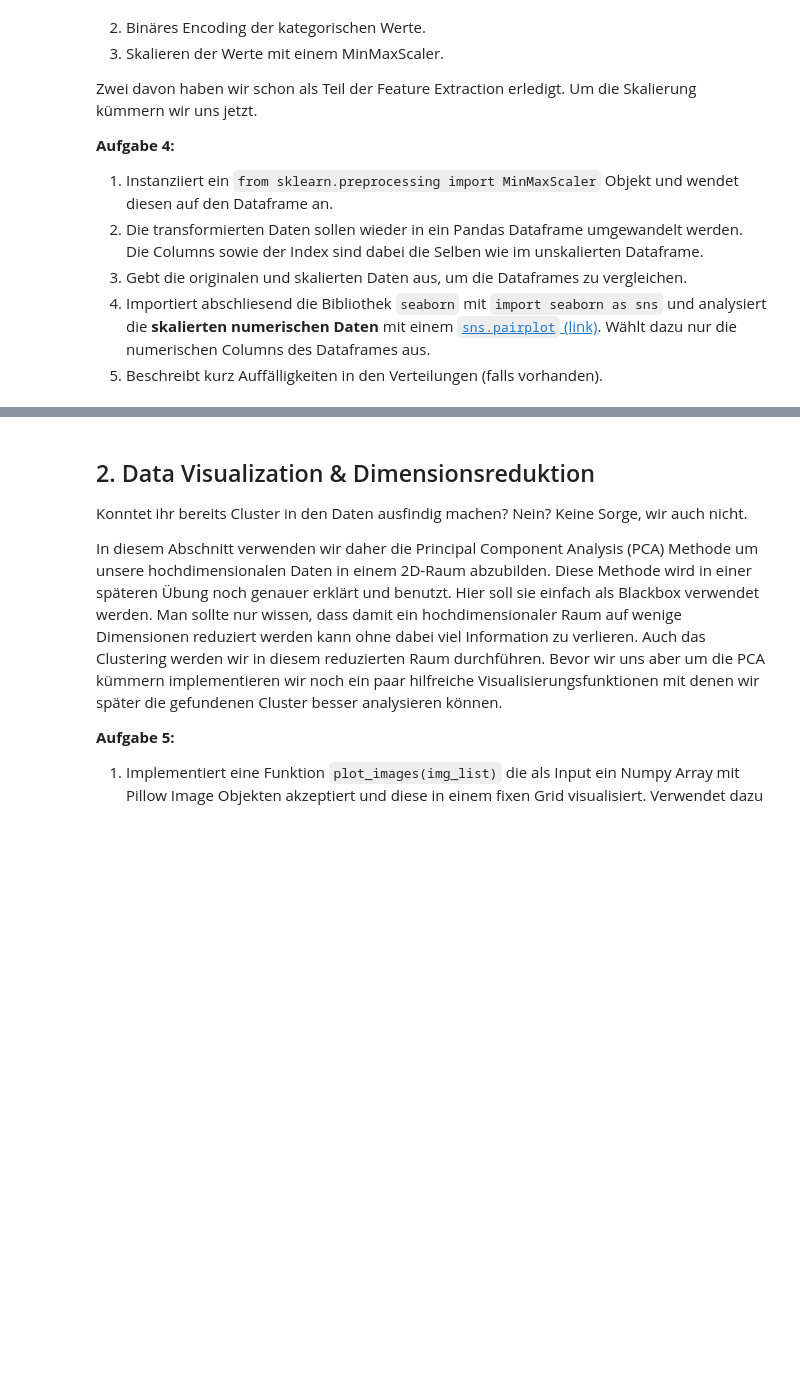
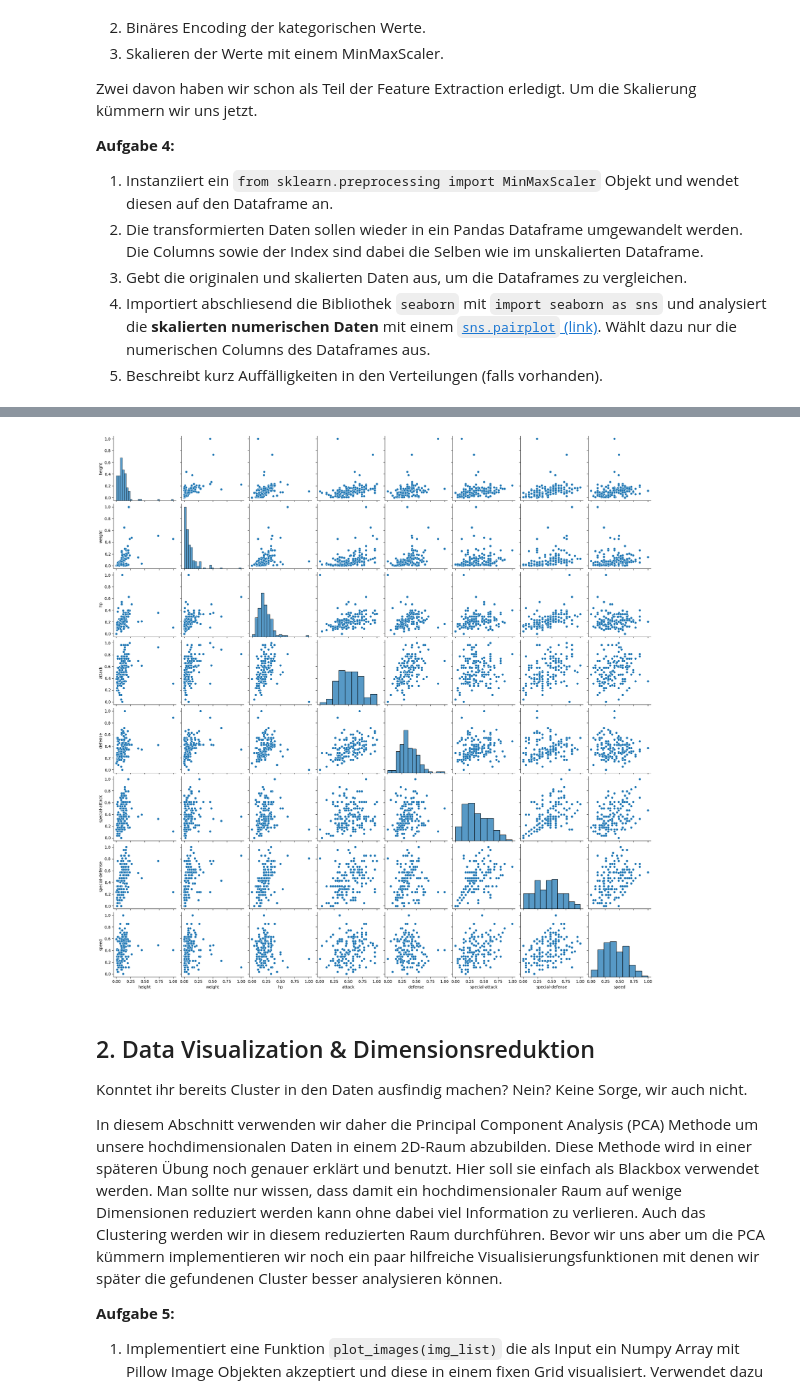
Before and after one commit to Branchverse/datamininglecture, a Jupyter notebook: 4_pokemon_clustering/VersuchPokemonClustering.ipynb, the cells around one changed output, grey strips where cells are left out. Drawn from its saved outputs; the diff is of its cells as text; code cells hidden in the pictures; blank space fills up the shorter version.

```diff
--- a/4_pokemon_clustering/VersuchPokemonClustering.ipynb
+++ b/4_pokemon_clustering/VersuchPokemonClustering.ipynb
@@ -120,6 +120,9 @@ Die erste Ebene besteht aus 18 keys und ist alphabetisch sortiert. Interestant i
 url = 'https://pokeapi.co/api/v2/pokemon/'
 pikachu = call_api(url, 25)
 print(pikachu.keys())
-print(call_api(url, 0)) # Returns a 404 Not Found error
+try:
+  print(call_api(url, 0)) # Returns a 404 Not Found error
+except Exception as error:
+  print(error)
 # %% [output]
 dict_keys(['abilities', 'base_experience', 'forms', 'game_indices', 'height', 'held_items', 'id', 'is_default', 'location_area_encounters', 'moves', 'name', 'order', 'past_types', 'species', 'sprites' ...
@@ -332,0 +333,12 @@ Zwei davon haben wir schon als Teil der Feature Extraction erledigt. Um die Skal
+# %%
+#1 #2 #3
+from sklearn.preprocessing import MinMaxScaler
+mm_scaler = MinMaxScaler()
+df_scaled = mm_scaler.fit_transform(df)
+df_scaled = pd.DataFrame(df_scaled, columns=df.columns, index=df.index)
+largestOfEach = df.idxmax()[:8]
+smallesofEach = df.idxmin()[:8]
+print(largestOfEach) # Pokemon with highest value in each column
+display(df_scaled.loc[largestOfEach.values])
+display(df_scaled.loc[smallesofEach.values])
+display(df.loc[["chansey","dragonite","cloyster"]]) # Attack / Defense vergleich
@@ -333,3 +389,12 @@ Zwei davon haben wir schon als Teil der Feature Extraction erledigt. Um die Skal
+# %%
+#4
+columns_without_types = df.columns[:8]
+import seaborn as sns
+sns.pairplot(df_scaled[columns_without_types])
+import matplotlib.pyplot as plt
+plt.show()
+# %% [output]
+[figure, added]
 # %% [markdown]
 ## 2. Data Visualization & Dimensionsreduktion
 
```
Also changed, not shown: parts of 10 cells of this notebook.
